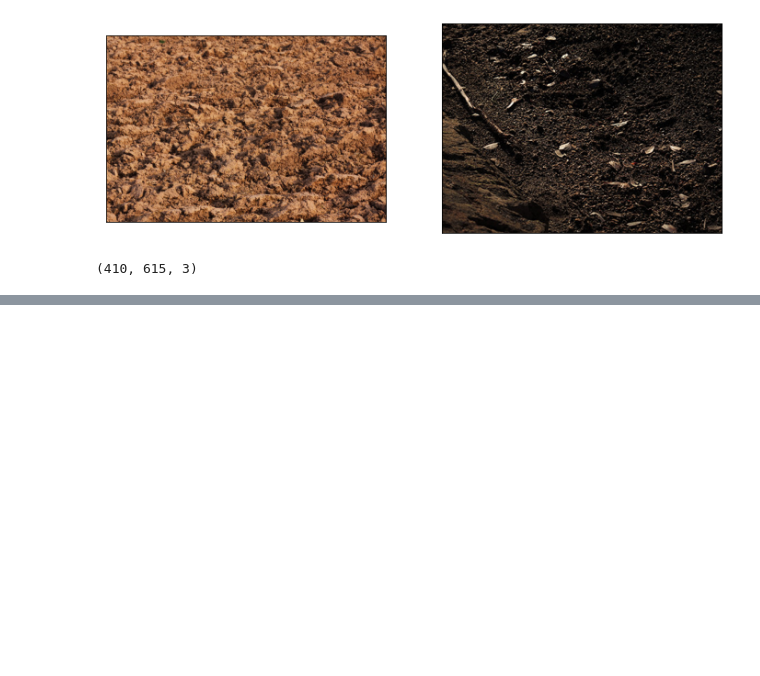
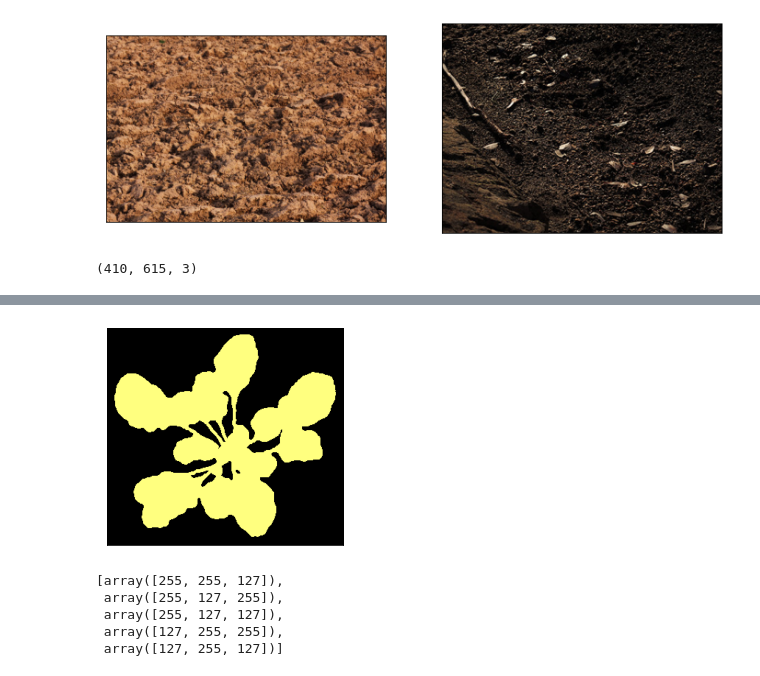
Before and after one commit to NesterukSergey/segmentation_image_augmentation, a Jupyter notebook: Drafts.ipynb, the cells around one changed output, grey strips where cells are left out. Saved outputs shown, nothing was run; the diff lists cells and outputs as text; code cells hidden in the pictures; blank space fills up the shorter version.

```diff
--- a/Drafts.ipynb
+++ b/Drafts.ipynb
@@ -75,0 +75,4 @@ masks[0].max()
+# %%
+show(masks[0])
+# %% [output]
+[figure, added]
@@ -75,0 +83,8 @@ masks[0].max()
+# %%
+generate_colors(5)
+# %% [output]
+[array([255, 255, 127]),
+ array([255, 127, 255]),
+ array([255, 127, 127]),
+ array([127, 255, 255]),
+ array([127, 255, 127])]
```
Also changed, not shown: parts of 7 cells of this notebook, 4 other files.
